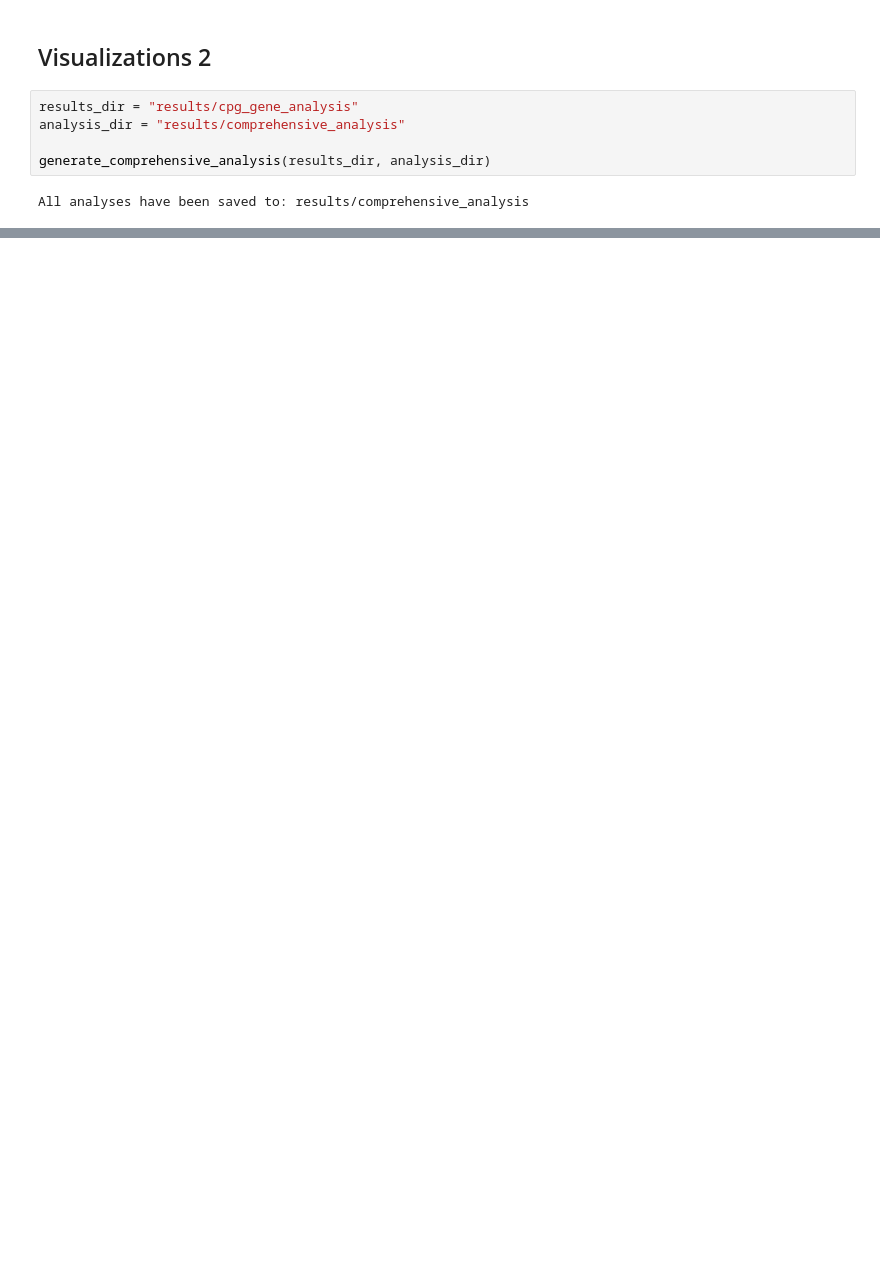
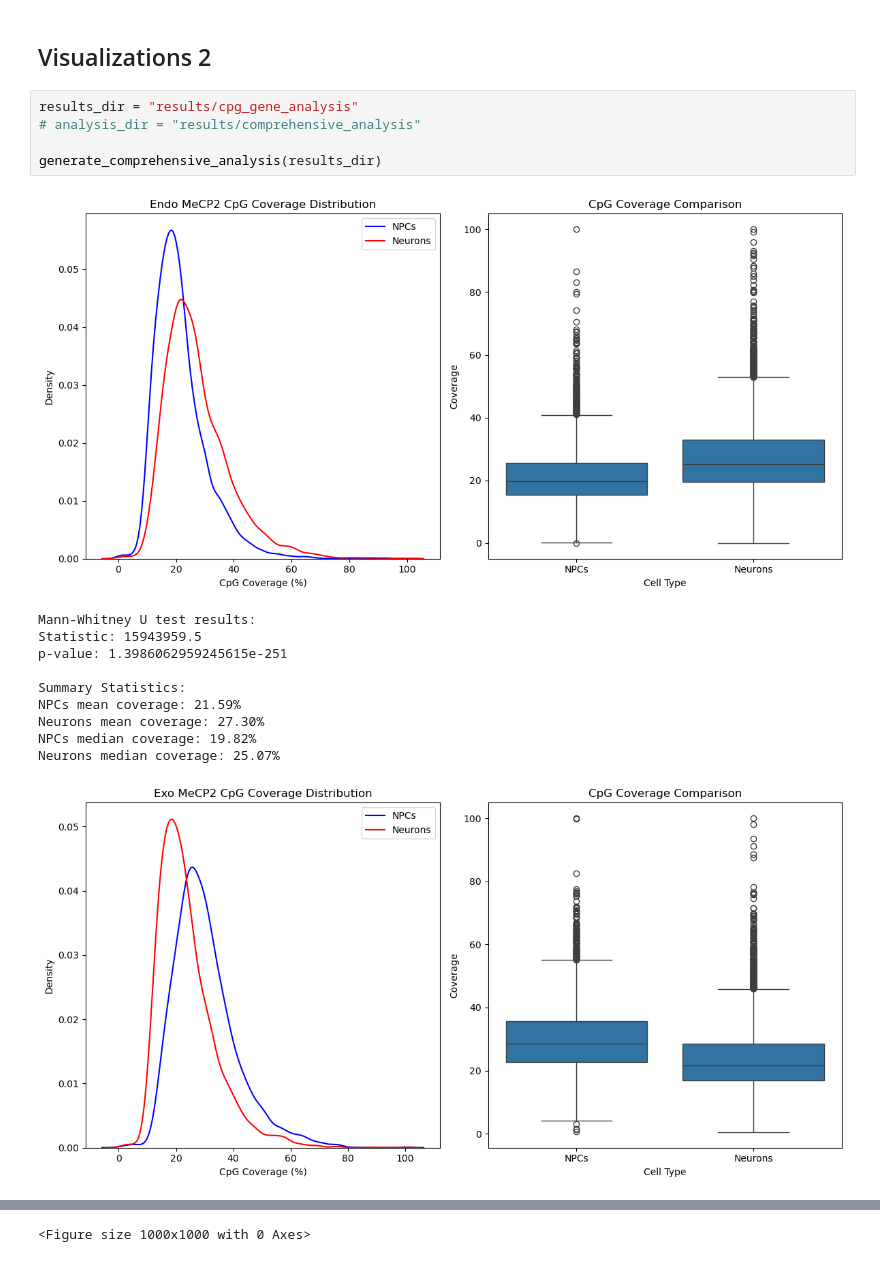
Before and after one commit to michal7kw/SRF_MeCP2_CUTandTAG, a Jupyter notebook: custom_pipeline/CpG_enriched_genes.ipynb, the cells around one changed output, grey strips where cells are left out. Drawn from its saved outputs; the diff is of its cells as text; blank space fills up the shorter version.

```diff
--- a/custom_pipeline/CpG_enriched_genes.ipynb
+++ b/custom_pipeline/CpG_enriched_genes.ipynb
@@ -976,8 +276,18 @@ NSC_Endo_top_genes_heatmap.png:
 ## Visualizations 2
 # %%
 results_dir = "results/cpg_gene_analysis"
-analysis_dir = "results/comprehensive_analysis"
+# analysis_dir = "results/comprehensive_analysis"
 
-generate_comprehensive_analysis(results_dir, analysis_dir)
+generate_comprehensive_analysis(results_dir)
 # %% [output]
+[figure, added]
-All analyses have been saved to: results/comprehensive_analysis
+Mann-Whitney U test results:
+Statistic: 15943959.5
+p-value: 1.3986062959245615e-251
+
+Summary Statistics:
+NPCs mean coverage: 21.59%
+Neurons mean coverage: 27.30%
+NPCs median coverage: 19.82%
+Neurons median coverage: 25.07%
+[figure, added]
@@ -984,0 +303 @@ All analyses have been saved to: results/comprehensive_analysis
+<Figure size 1000x1000 with 0 Axes>
```
Also changed, not shown: parts of 18 cells of this notebook, 7 other files.
